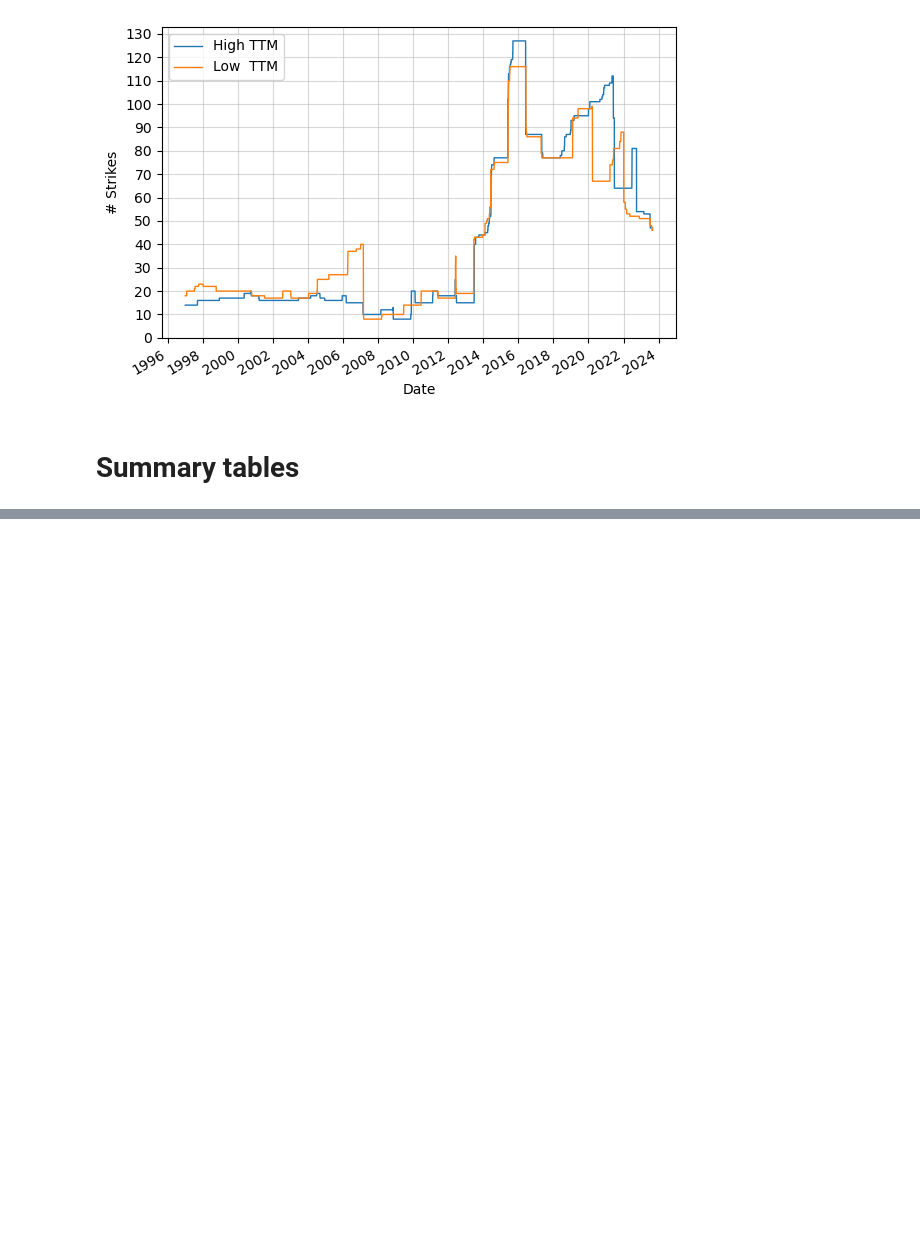
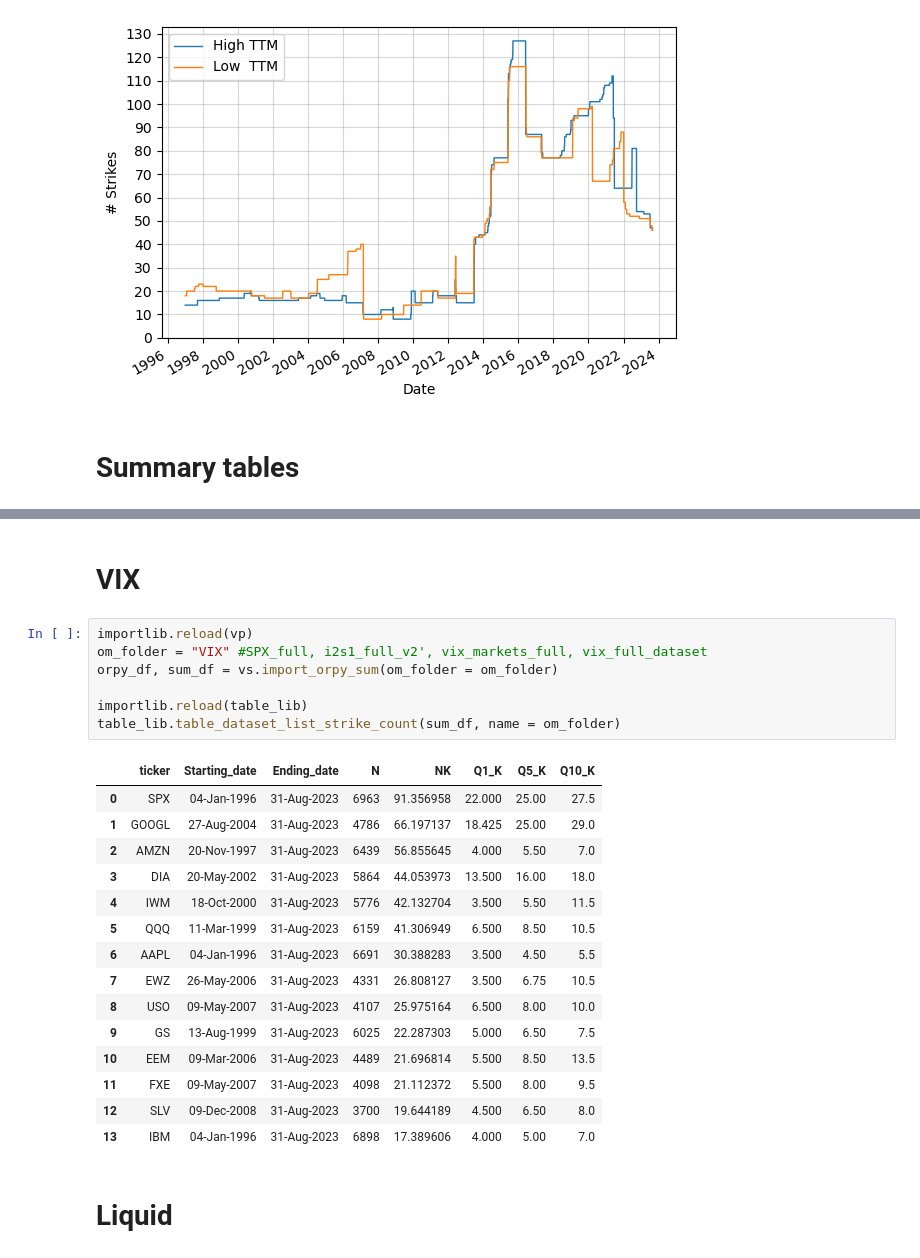
Before and after one commit to MadsHebsgaard/volpy, a Jupyter notebook: Code to produce results/Summary_and_visualizations.ipynb, the cells around one changed output, grey strips where cells are left out. Saved outputs shown, nothing was run; the diff lists cells and outputs as text; blank space fills up the shorter version.

```diff
--- a/Code to produce results/Summary_and_visualizations.ipynb
+++ b/Code to produce results/Summary_and_visualizations.ipynb
@@ -43,0 +65,27 @@ vp.plot_lowest_number_of_strikes_timeseries(df, figsize = (6,4), savefig=True)
+# %% [markdown]
+# VIX
+# %%
+importlib.reload(vp)
+om_folder = "VIX" #SPX_full, i2s1_full_v2', vix_markets_full, vix_full_dataset
+orpy_df, sum_df = vs.import_orpy_sum(om_folder = om_folder)
+
+importlib.reload(table_lib)
+table_lib.table_dataset_list_strike_count(sum_df, name = om_folder)
+# %% [output]
+|  | ticker | Starting_date | Ending_date | N | NK | Q1_K | Q5_K | Q10_K |
+| 0 | SPX | 04-Jan-1996 | 31-Aug-2023 | 6963 | 91.356958 | 22.000 | 25.00 | 27.5 |
+| 1 | GOOGL | 27-Aug-2004 | 31-Aug-2023 | 4786 | 66.197137 | 18.425 | 25.00 | 29.0 |
+| 2 | AMZN | 20-Nov-1997 | 31-Aug-2023 | 6439 | 56.855645 | 4.000 | 5.50 | 7.0 |
+| 3 | DIA | 20-May-2002 | 31-Aug-2023 | 5864 | 44.053973 | 13.500 | 16.00 | 18.0 |
+| 4 | IWM | 18-Oct-2000 | 31-Aug-2023 | 5776 | 42.132704 | 3.500 | 5.50 | 11.5 |
+| 5 | QQQ | 11-Mar-1999 | 31-Aug-2023 | 6159 | 41.306949 | 6.500 | 8.50 | 10.5 |
+| 6 | AAPL | 04-Jan-1996 | 31-Aug-2023 | 6691 | 30.388283 | 3.500 | 4.50 | 5.5 |
+| 7 | EWZ | 26-May-2006 | 31-Aug-2023 | 4331 | 26.808127 | 3.500 | 6.75 | 10.5 |
+| 8 | USO | 09-May-2007 | 31-Aug-2023 | 4107 | 25.975164 | 6.500 | 8.00 | 10.0 |
+| 9 | GS | 13-Aug-1999 | 31-Aug-2023 | 6025 | 22.287303 | 5.000 | 6.50 | 7.5 |
+| 10 | EEM | 09-Mar-2006 | 31-Aug-2023 | 4489 | 21.696814 | 5.500 | 8.50 | 13.5 |
+| 11 | FXE | 09-May-2007 | 31-Aug-2023 | 4098 | 21.112372 | 5.500 | 8.00 | 9.5 |
+| 12 | SLV | 09-Dec-2008 | 31-Aug-2023 | 3700 | 19.644189 | 4.500 | 6.50 | 8.0 |
+| 13 | IBM | 04-Jan-1996 | 31-Aug-2023 | 6898 | 17.389606 | 4.000 | 5.00 | 7.0 |
+# %% [markdown]
+# Liquid
```
Also changed, not shown: parts of 3 cells of this notebook, 10 other files.
